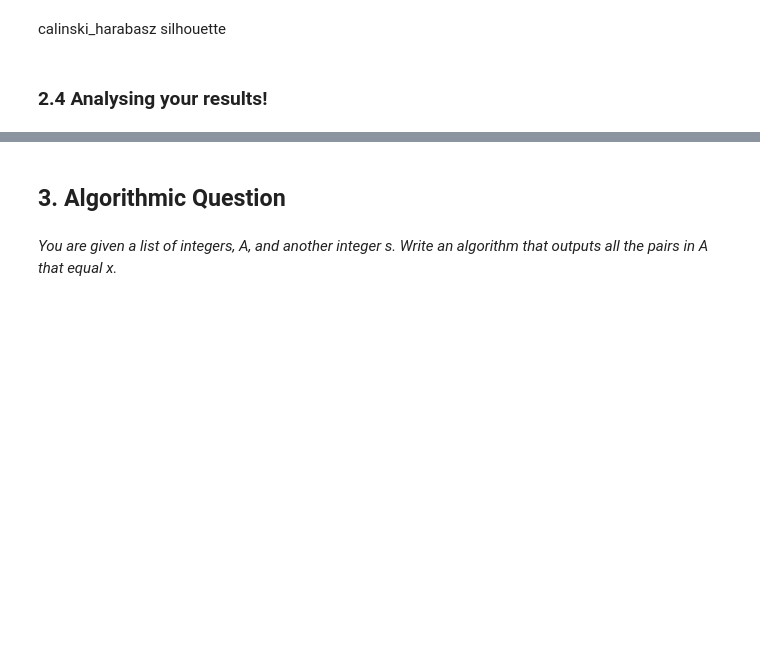
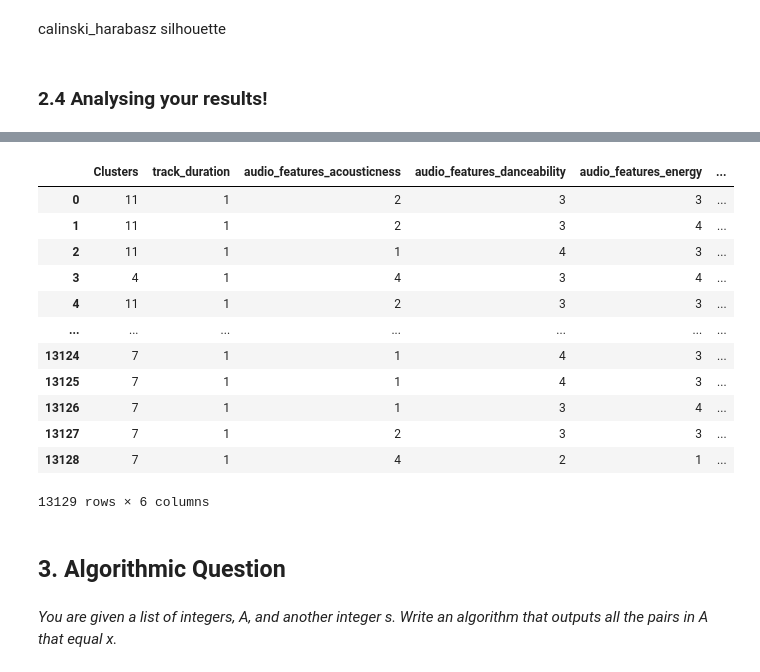
Before and after one commit to michele1783/ADM-HW4, a Jupyter notebook: Homeworkpca.ipynb, the cells around one changed output, grey strips where cells are left out. Drawn from its saved outputs; the diff is of its cells as text; code cells hidden in the pictures; blank space fills up the shorter version.

Commit message:
pivot table

```diff
--- a/Homeworkpca.ipynb
+++ b/Homeworkpca.ipynb
@@ -165,9 +165,9 @@ def fill_nan(df):
 # %% [markdown]
 We upload, using *pandas*, three different csv dataset: *tracks.csv*, *features.csv* and *echonest.csv*.
 # %%
-tracks = pd.read_csv("data/tracks.csv")
-echonest = pd.read_csv("data/echonest.csv")
-features = pd.read_csv("data/features.csv")
+tracks = pd.read_csv("tracks.csv")
+echonest = pd.read_csv("echonest.csv")
+features = pd.read_csv("features.csv")
 # %% [markdown]
 We can get a look at these three different datasets. Let's start with *tracks*.
 # %%
@@ -545,7 +545,7 @@ def K_Means(K, data):
 
         iterations += 1  # Pass at the next iteration
 
-    return euc_dis, clus
+    return clusters, euc_dis, clus
 # %% [markdown]
 Now, we can test our algorithm on the reducted and merged dataset we have. Before applying it, we need to remove all the string columns from the dataset, we can leverage the previous implemented function.
 # %%
@@ -553,7 +553,7 @@ df_cl = remove_object_dtype(merged_df)
 # %% [markdown]
 To find the optimal number of clusters we can use two different methods: the Elbow method and the Gap function. We implemented these from scratch, to fit them with our K-Means function.
 # %%
-euc_dis, clus =  K_Means(12, df_cl)
+clusters, euc_dis, clus =  K_Means(12, df_cl)
 # %% [markdown]
 **1. Elbow Method**
 # %%
@@ -705,12 +725,27 @@ silhouette
 # %%
-
-echonest["audio_features_acousticness","audio_features_danceability","audio_features_energy", "audio_features_instrumentalness", "audio_features_liveness"]
-tracks["track_language_code","track_duration"]
+b = pd.DataFrame()
 a = []
 for i in range(1,5):
-    a.append(pd.cut(echonest.columns(i), bins = 4)
-    a.append(pd.cut(tracks["track_language_code"], bins = 4)
-    a.append(pd.cut(tracks["track_duration"], bins = 4)
+    b.insert(i-1, echonest.columns[i], pd.cut(echonest[echonest.columns[i]], bins = 4,labels=["1", "2", "3", "4"]))
+b.insert(0,"track_duration",pd.cut(tracks["track_duration"], bins = 4,labels=["1", "2", "3", "4"]))
+#b.insert(0,"track_language_code",pd.cut(cat, bins = 4,labels=["1", "2", "3", "4"]))
+    #a.append(pd.cut(tracks["track_duration"], bins = 4))
+b.insert(0, "Clusters", clusters)
+b
+# %% [output]
+|  | Clusters | track_duration | audio_features_acousticness | audio_features_danceability | audio_features_energy | ... |
+| 0 | 11 | 1 | 2 | 3 | 3 | ... |
+| 1 | 11 | 1 | 2 | 3 | 4 | ... |
+| 2 | 11 | 1 | 1 | 4 | 3 | ... |
+| 3 | 4 | 1 | 4 | 3 | 4 | ... |
+| 4 | 11 | 1 | 2 | 3 | 3 | ... |
+| ... | ... | ... | ... | ... | ... | ... |
+| 13124 | 7 | 1 | 1 | 4 | 3 | ... |
+| 13125 | 7 | 1 | 1 | 4 | 3 | ... |
+| 13126 | 7 | 1 | 1 | 3 | 4 | ... |
+| 13127 | 7 | 1 | 2 | 3 | 3 | ... |
+| 13128 | 7 | 1 | 4 | 2 | 1 | ... |
+13129 rows × 6 columns
 # %% [markdown]
 ## **3. Algorithmic Question**
 # %% [markdown]
```
Also changed, not shown: parts of 7 cells of this notebook.
